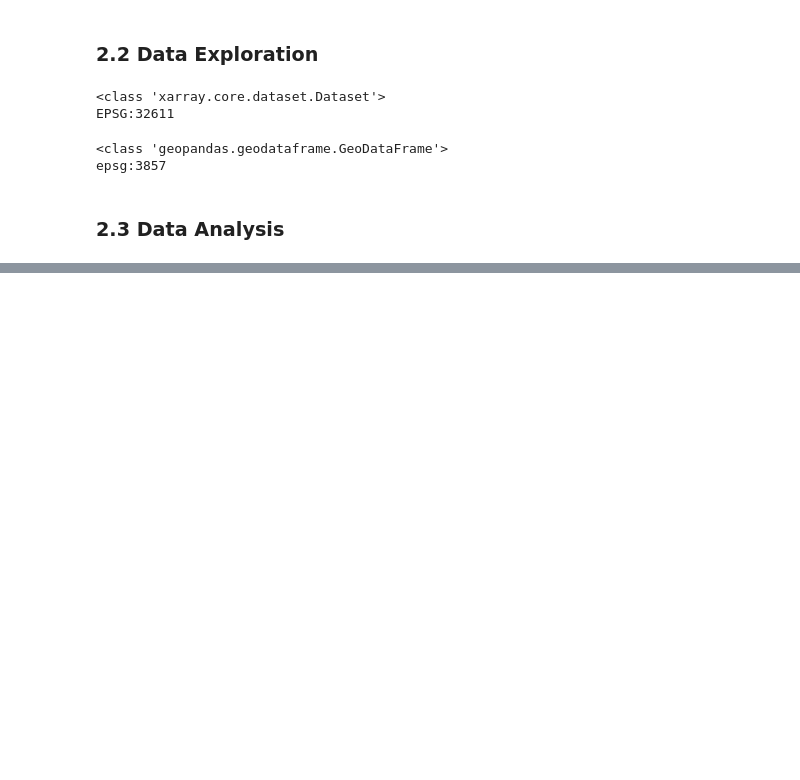
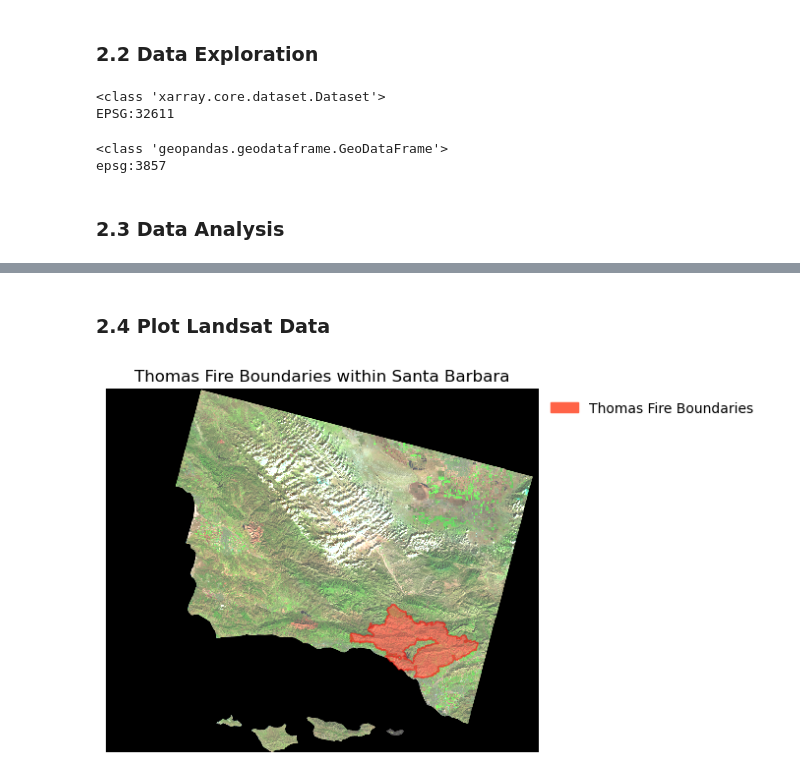
Before and after one commit to kristinaglass/presentation-ready-repo, a Jupyter notebook: thomas_fire_analysis.ipynb, the cells around one changed output, grey strips where cells are left out. Saved outputs shown, nothing was run; the diff lists cells and outputs as text; code cells hidden in the pictures; blank space fills up the shorter version.

```diff
--- a/thomas_fire_analysis.ipynb
+++ b/thomas_fire_analysis.ipynb
@@ -205,0 +212,25 @@ landsat = landsat.squeeze().drop('band')
+# %% [markdown]
+### 2.4 Plot Landsat Data
+# %%
+#create plot
+fig, ax = plt.subplots()
+# --------------------------------------------
+#create landsat plot
+landsat[['swir22', 'nir08', 'red']].to_array().plot.imshow(robust = True)
+# --------------------------------------------
+#create thomas fire area boundaries
+thomas.plot(ax=ax, color = 'tomato', alpha = 0.5, edgecolor = "red")
+#create thomas fire legend patch
+thomas_patch = mpatches.Patch(color='tomato',
+                          label='Thomas Fire Boundaries')
+# --------------------------------------------
+# create plot legend
+ax.legend(handles = [thomas_patch], frameon=False, loc='upper left', bbox_to_anchor = (1,1))
+#set plot tile
+ax.set_title('Thomas Fire Boundaries within Santa Barbara')
+#remove axis
+ax.set_axis_off()
+#show plot
+plt.show()
+# %% [output]
+[figure, added]
```
Also changed, not shown: parts of 1 cell of this notebook.
